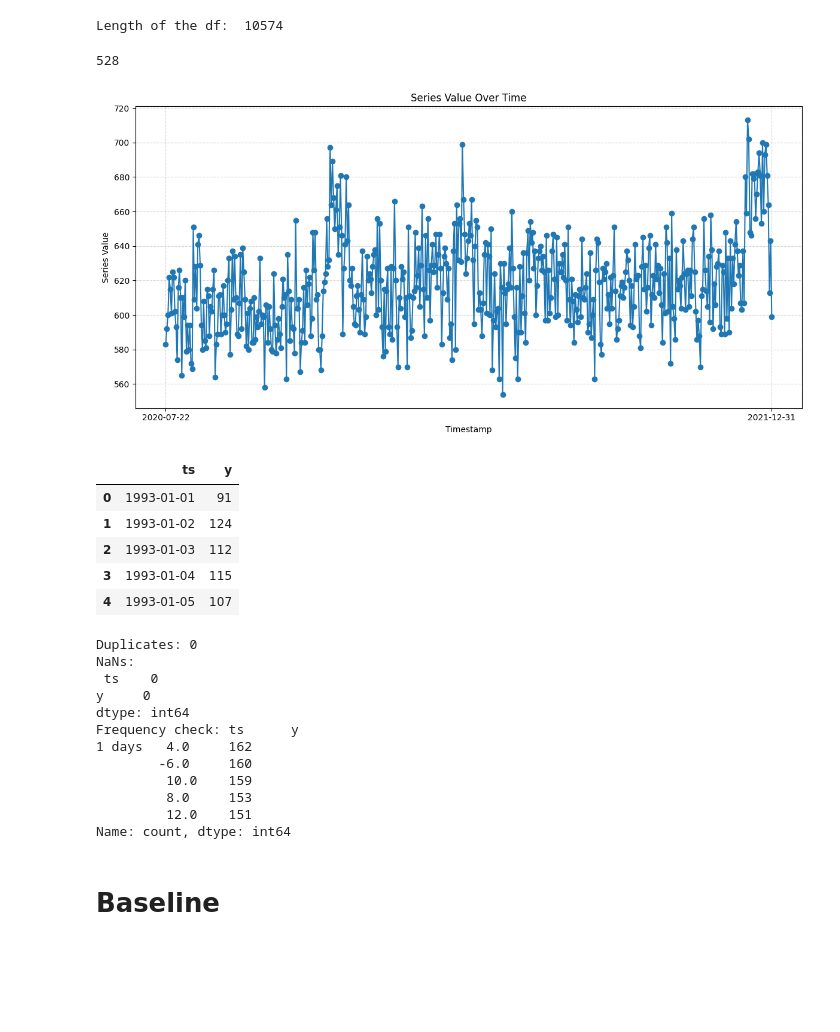
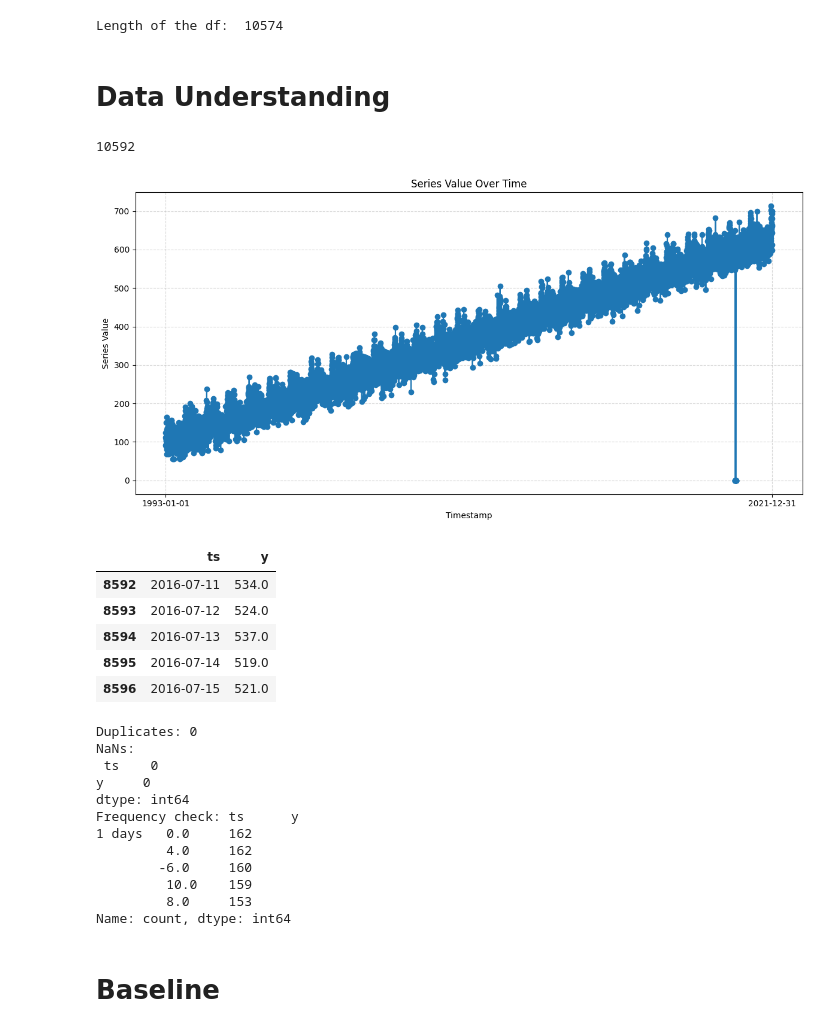
Before and after one commit to florivz/TSF-SS25-TimeGPT, a Jupyter notebook: skripts/forecasting/eggs_model.ipynb, the cells around one changed output. Saved outputs shown, nothing was run; the diff lists cells and outputs as text; code cells hidden in the pictures; blank space fills up the shorter version.

```diff
--- a/skripts/forecasting/eggs_model.ipynb
+++ b/skripts/forecasting/eggs_model.ipynb
@@ -19,33 +21,45 @@ df = df[df['y'] > 1]  # or fillna(method='ffill')
 print("Length of the df: ", len(df))
 # %% [output]
 Length of the df:  10574
+# %%
+df = df.sort_values('ts')
+df['ts'] = pd.to_datetime(df['ts'])
+
+# Create a full date range
+full_range = pd.date_range(df['ts'].min(), df['ts'].max(), freq='D')
+
+# Reindex to full range, keeping zeros
+df = df.set_index('ts').reindex(full_range).rename_axis('ts').reset_index()
+df['y'] = df['y'].fillna(0)
+# %% [markdown]
+# Data Understanding
 # %%
-df_short = df[-int(len(df) * 0.05):]
+df_short = df[-int(len(df)):]
 print(len(df_short))
 
 start = df_short['ts'].min()
 end = df_short['ts'].max()
 
 
 plt.figure(figsize=(12, 6))
 plt.plot(df_short['ts'], df_short['y'], marker='o')
 
 # Start and End-Ticks
 plt.xticks([start, end], [start.strftime('%Y-%m-%d'), end.strftime('%Y-%m-%d')])
 
 plt.xlabel('Timestamp')
 plt.ylabel('Series Value')
 plt.title('Series Value Over Time')
 plt.grid(True, linestyle='--', alpha=0.5)
 plt.tight_layout()
 plt.show()
 # %% [output]
-528
+10592
-[figure, old version]
+[figure, new version]
 # %%
 size = 2000 # length of the training dataset
 
-df_recent = df.copy()
+df_recent = df.tail(size).copy()
 train_ratio = 0.8
 split_idx   = int(len(df_recent) * train_ratio)
 
@@ -55,11 +69,11 @@ df_test  = df_recent.iloc[split_idx:].copy().reset_index(drop=True)
 df_recent.head()
 # %% [output]
 |  | ts | y |
-| 0 | 1993-01-01 | 91 |
-| 1 | 1993-01-02 | 124 |
-| 2 | 1993-01-03 | 112 |
-| 3 | 1993-01-04 | 115 |
-| 4 | 1993-01-05 | 107 |
+| 8592 | 2016-07-11 | 534.0 |
+| 8593 | 2016-07-12 | 524.0 |
+| 8594 | 2016-07-13 | 537.0 |
+| 8595 | 2016-07-14 | 519.0 |
+| 8596 | 2016-07-15 | 521.0 |
 # %%
 print("Duplicates:", df.duplicated().sum())
 print("NaNs:\n", df.isna().sum())
@@ -71,11 +85,11 @@ NaNs:
 y     0
 dtype: int64
 Frequency check: ts      y
-1 days   4.0     162
+1 days   0.0     162
+         4.0     162
         -6.0     160
          10.0    159
          8.0     153
-         12.0    151
 Name: count, dtype: int64
 # %%
 model = Model(df=df_recent)
```
Also changed, not shown: parts of 56 cells of this notebook, 1 other file.
